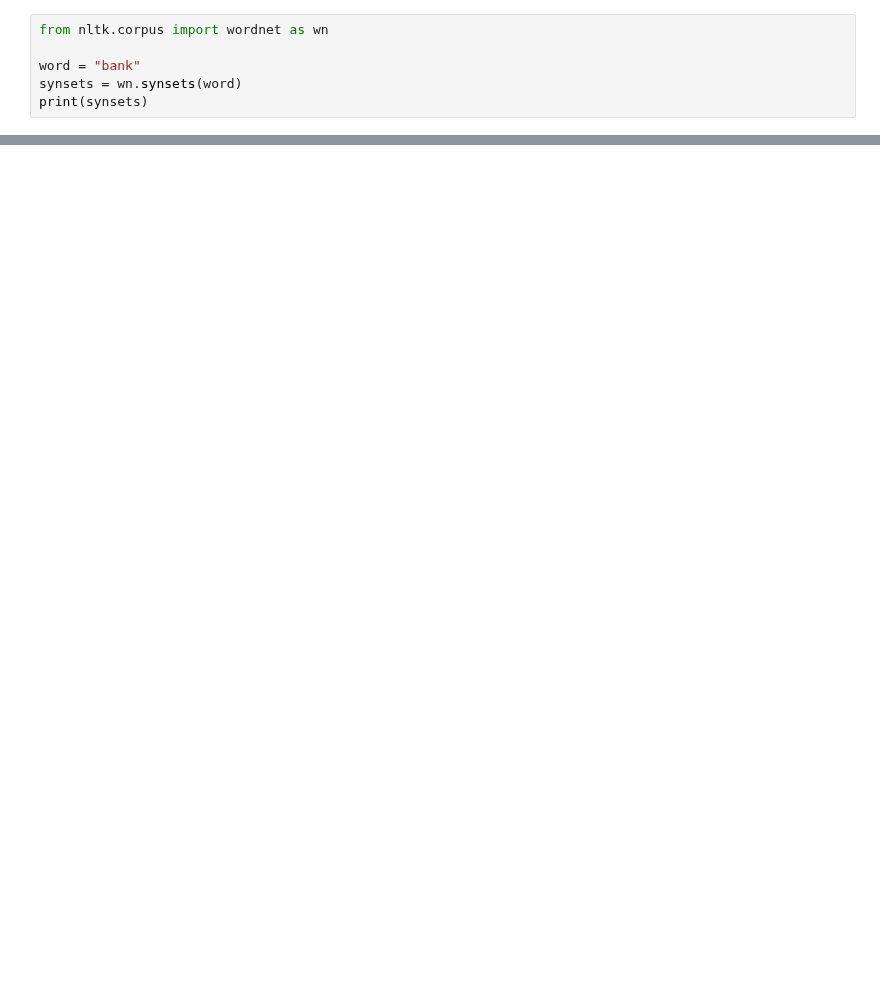
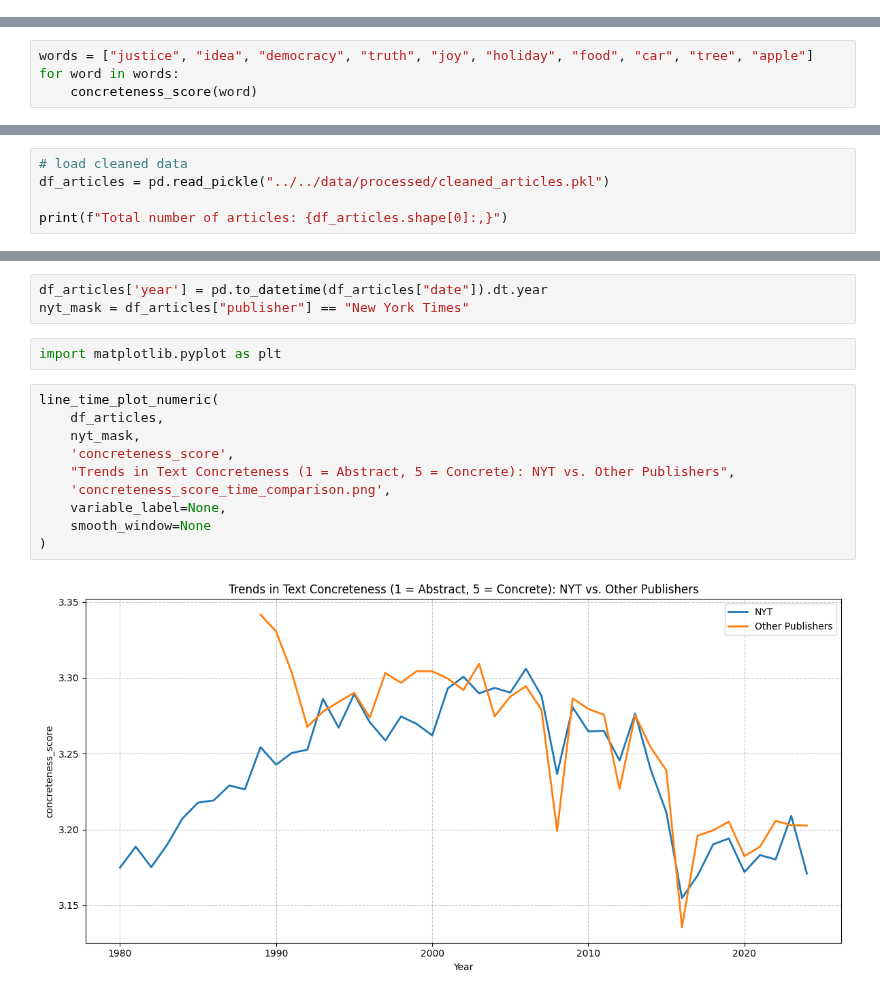
Before and after one commit to laurauguc/working_class_media_analysis, a Jupyter notebook: analysis/3.content_analysis/Content Concreteness vs Abstraction.ipynb, the cells around one changed output, grey strips where cells are left out. Cells and saved outputs as stored; diff of their text form; blank space fills up the shorter version.

```diff
--- a/analysis/3.content_analysis/Content Concreteness vs Abstraction.ipynb
+++ b/analysis/3.content_analysis/Content Concreteness vs Abstraction.ipynb
@@ -102,6 +0,0 @@ Each synset represents one sense (meaning) of the word.
-# %%
-from nltk.corpus import wordnet as wn
-
-word = "bank"
-synsets = wn.synsets(word)
-print(synsets)
@@ -258,0 +21,4 @@ Concreteness score for 'apple': 5.00 (1=abstract, 5=concrete)
+# %%
+words = ["justice", "idea", "democracy", "truth", "joy", "holiday", "food", "car", "tree", "apple"]
+for word in words:
+    concreteness_score(word)
@@ -258,0 +36,5 @@ Concreteness score for 'apple': 5.00 (1=abstract, 5=concrete)
+# %%
+# load cleaned data
+df_articles = pd.read_pickle("../../data/processed/cleaned_articles.pkl")
+
+print(f"Total number of articles: {df_articles.shape[0]:,}")
@@ -258,0 +182,17 @@ Concreteness score for 'apple': 5.00 (1=abstract, 5=concrete)
+# %%
+df_articles['year'] = pd.to_datetime(df_articles["date"]).dt.year
+nyt_mask = df_articles["publisher"] == "New York Times"
+# %%
+import matplotlib.pyplot as plt
+# %%
+line_time_plot_numeric(
+    df_articles,
+    nyt_mask,
+    'concreteness_score',
+    "Trends in Text Concreteness (1 = Abstract, 5 = Concrete): NYT vs. Other Publishers",
+    'concreteness_score_time_comparison.png',
+    variable_label=None,
+    smooth_window=None
+)
+# %% [output]
+[figure, added]
```
Also changed, not shown: parts of 42 cells of this notebook, 3 other files.
